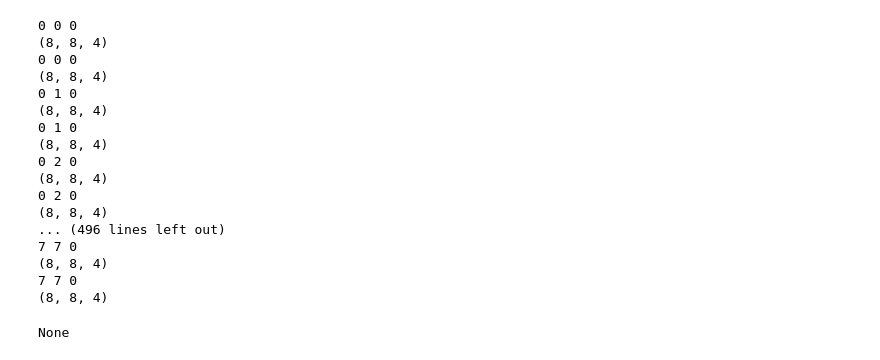
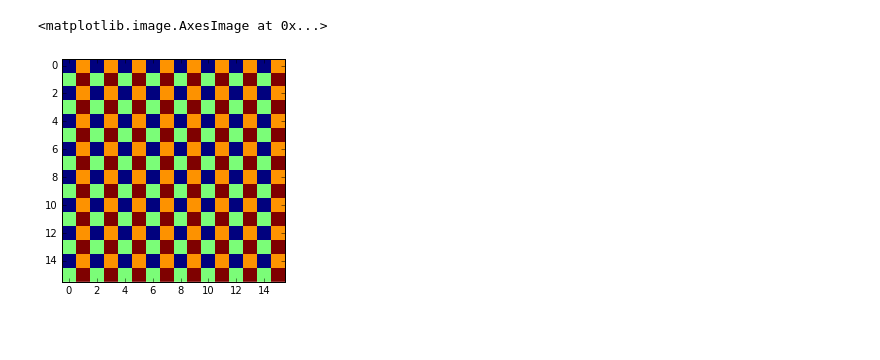
Before and after one commit to atriumlts/subpixel, a Jupyter notebook: ponynet.ipynb, the cells around one changed output. Drawn from its saved outputs; the diff is of its cells as text; code cells hidden in the pictures; blank space fills up the shorter version.

```diff
--- a/ponynet.ipynb
+++ b/ponynet.ipynb
@@ -24,20 +23,0 @@ I = np.concatenate([np.ones((8, 8, 1)), 2*np.ones((8, 8, 1)), 3*np.ones((8, 8, 1
-# %%
-O = pony(I, 2)
-# %% [output]
-0 0 0
-(8, 8, 4)
-0 0 0
-(8, 8, 4)
-0 1 0
-(8, 8, 4)
-0 1 0
-(8, 8, 4)
-0 2 0
-(8, 8, 4)
-0 2 0
-(8, 8, 4)
-... (496 lines left out)
-7 7 0
-(8, 8, 4)
-7 7 0
-(8, 8, 4)
@@ -46,4 +24,5 @@ O
-# %%
-print O
-# %% [output]
-None
+# %%
+imshow(O[:, :, 0], interpolation="none")
+# %% [output]
+<matplotlib.image.AxesImage at 0x...>
+[figure, added]
```
Also changed, not shown: parts of 19 cells of this notebook.
